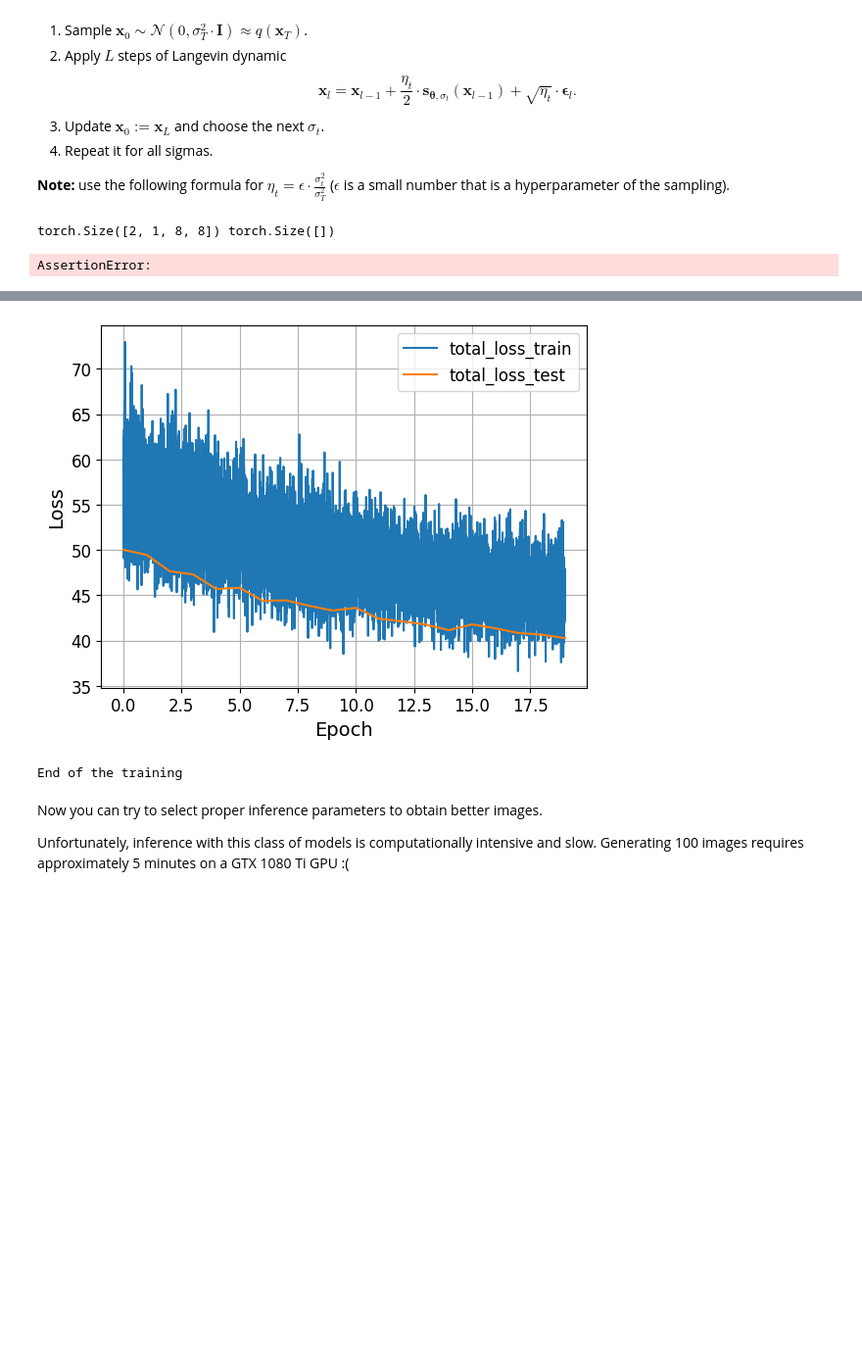
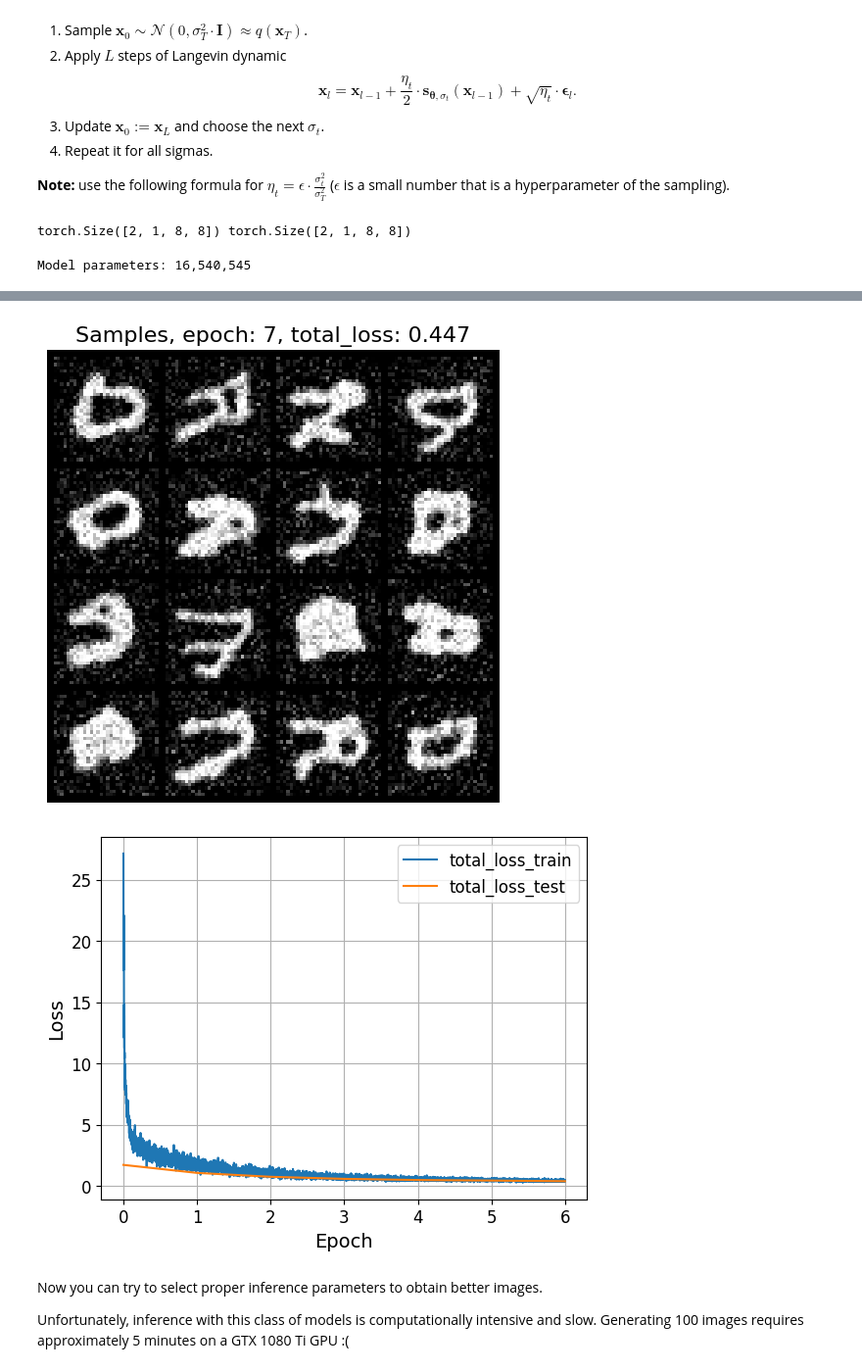
Before and after one commit to Aphelack/2025-DGM-MIPT-YSDA-course, a Jupyter notebook: homeworks/hw4.ipynb, the cells around one changed output, grey strips where cells are left out. Shown: that part at 98% size. Cells and saved outputs as stored; diff of their text form; code cells hidden in the pictures; blank space fills up the shorter version.

Commit message:
7 epoch

```diff
--- a/homeworks/hw4.ipynb
+++ b/homeworks/hw4.ipynb
@@ -84,7 +84,7 @@ import torch.utils.data as data
 from torch.nn import functional as F
 
 if torch.cuda.is_available():
-    DEVICE = "cuda:6"
+    DEVICE = "cuda:5"
     print('GPU found :)')
 else:
     DEVICE = "cpu"
@@ -565,17 +560,16 @@ class NoiseConditionedScoreNetwork(BaseModel):
         # =====
         sigmas = self.sigmas[timesteps].view(batch_size, *([1] * (len(x.shape) - 1)))
         noisy_x = x + sigmas * noise
-        which_sigmas = timesteps
 
         # calculate the score model
-        s = self.score_model(noisy_x, which_sigmas)
+        s = self.score_model(noisy_x, timesteps)
 
         # ====
         # your code
         # compute the loss
         # it is mse between score function and gradient of the normal distribution (do not forget the coefficient before the mse)
         loss = F.mse_loss(s, - noise / sigmas, reduction='none')
-        loss = (loss * (sigmas ** 2)).mean(dim=0).sum() / (self.sigmas[-1] ** 2)
+        loss = (loss * (sigmas ** 2)) / (self.sigmas[0] ** 2)
         # =====
         return loss
 
@@ -588,10 +582,11 @@ class NoiseConditionedScoreNetwork(BaseModel):
         # here we will have 2 cycles: one for sigmas, one for Langevin sampling
         # start with the largest sigma, apply Langevin dynamic for it and move to the next sigma
 
-        for sigma in self.sigmas:
+        for i, sigma in enumerate(self.sigmas):
             eta = eps * (sigma / self.sigmas[-1]) ** 2
+            timestep = torch.full((x.size(0),), i, device=self.device, dtype=torch.long)
             for _ in range(num_steps):
-                score = self.score_model(x, torch.full((x.size(0),), (self.sigmas == sigma).nonzero(as_tuple=True)[0].item(), device=self.device, dtype=torch.long))
+                score = self.score_model(x, timestep)
                 noise = torch.randn_like(x, device=self.device)
                 x = x + eta * score / 2 + math.sqrt(eta) * noise
 
@@ -599,7 +594,7 @@ class NoiseConditionedScoreNetwork(BaseModel):
         # =====
         return x
     @torch.no_grad()
-    def sample(self, num_samples: int = 64, num_steps: int=10, eps: float = 0.1):
+    def sample(self, num_samples: int = 64, num_steps: int=40, eps: float = 0.1):
         # we sample x_0 from U[-1, 1]
         x0 = 2. * torch.rand_like(torch.empty(num_samples, *self.input_shape)) - 1.
         x0 = x0.to(self.device)
@@ -627,23 +622,27 @@ def test_ncsn():
 
 test_ncsn()
 # %% [output]
-torch.Size([2, 1, 8, 8]) torch.Size([])
+torch.Size([2, 1, 8, 8]) torch.Size([2, 1, 8, 8])
-AssertionError:
+# %%
+total_params = sum(p.numel() for p in ncsn.parameters())
+print(f"Model parameters: {total_params:,}")
+# %% [output]
+Model parameters: 16,540,545
 # %%
 # ====
 # your code
 # choose these parameters
-BATCH_SIZE =
-LR =
-EPOCHS =
-HIDDEN_CHANNELS =
-CHANNEL_MULTIPLIERS =
-NUM_BLOCKS =
+BATCH_SIZE = 64
+LR = 2e-4
+EPOCHS = 50
+HIDDEN_CHANNELS = 16
+CHANNEL_MULTIPLIERS = [1, 2, 2, 4]
+NUM_BLOCKS = 2
 
-sigma_max =
-sigma_min =
-L =
-SIGMAS =
+sigma_max = 10.0
+sigma_min = 0.1
+L = 10
+SIGMAS = torch.tensor([sigma_max * (sigma_min / sigma_max) ** (i / (L - 1)) for i in range(L)])
 # ====
 
 train_loader = data.DataLoader(train_data, batch_size=BATCH_SIZE, shuffle=True)
@@ -658,8 +657,8 @@ ncsn = NoiseConditionedScoreNetwork(
 
 # choose any optimizer/scheduler as you want
 optimizer = torch.optim.AdamW(ncsn.parameters(), lr=LR, betas=(0.9, 0.999), weight_decay=1e-3)
+scheduler = torch.optim.lr_scheduler.StepLR(optimizer, step_size=1, gamma=0.95)
 
-# train
 train_model(
     ncsn,
     train_loader,
@@ -669,6 +668,6 @@ train_model(
     scheduler=scheduler,
     device=DEVICE,
     n_samples=16,
-    visualize_samples=False # probably you don't want to visualize samples, since it takes a lot of time
+    visualize_samples=True # probably you don't want to visualize samples, since it takes a lot of time
 )
 # %% [output]
@@ -676,5 +674,5 @@ Epoch: 20, loss: 45.27331782912395
-[figure, old version]
+[figure, new version]
-End of the training
+[figure, added]
 # %% [markdown]
 Now you can try to select proper inference parameters to obtain better images.
 
```
Also changed, not shown: parts of 4 cells of this notebook.
